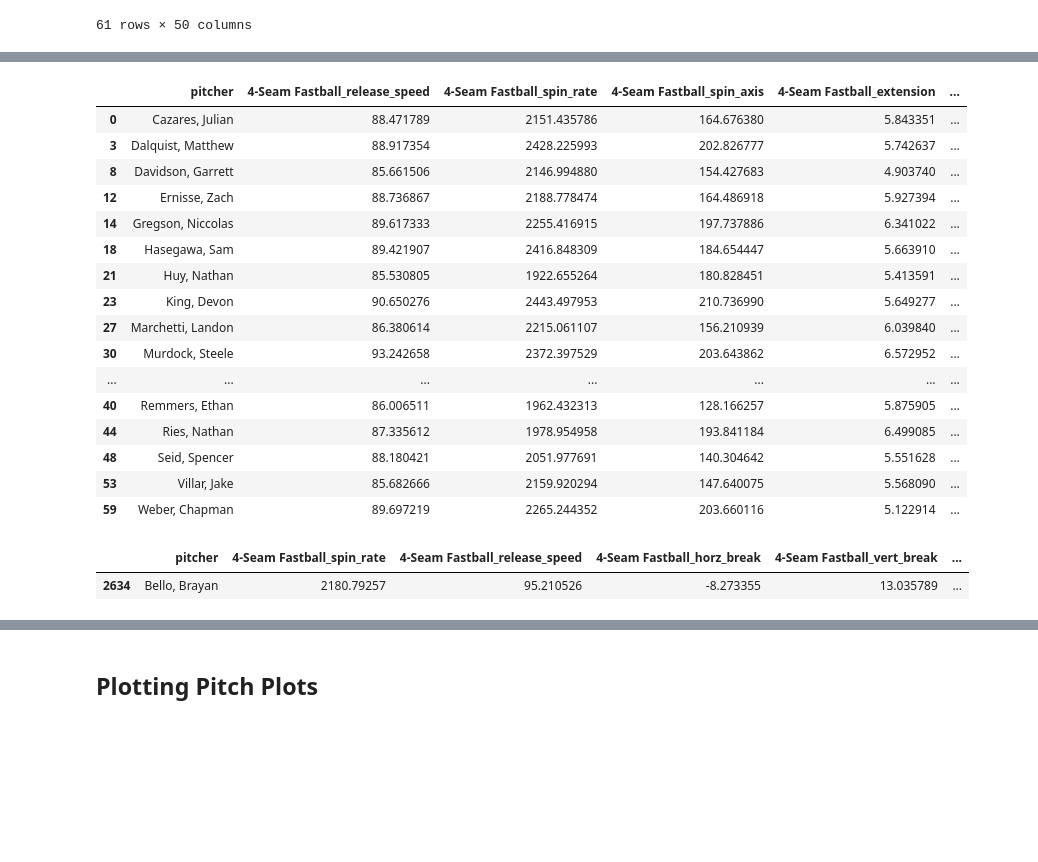
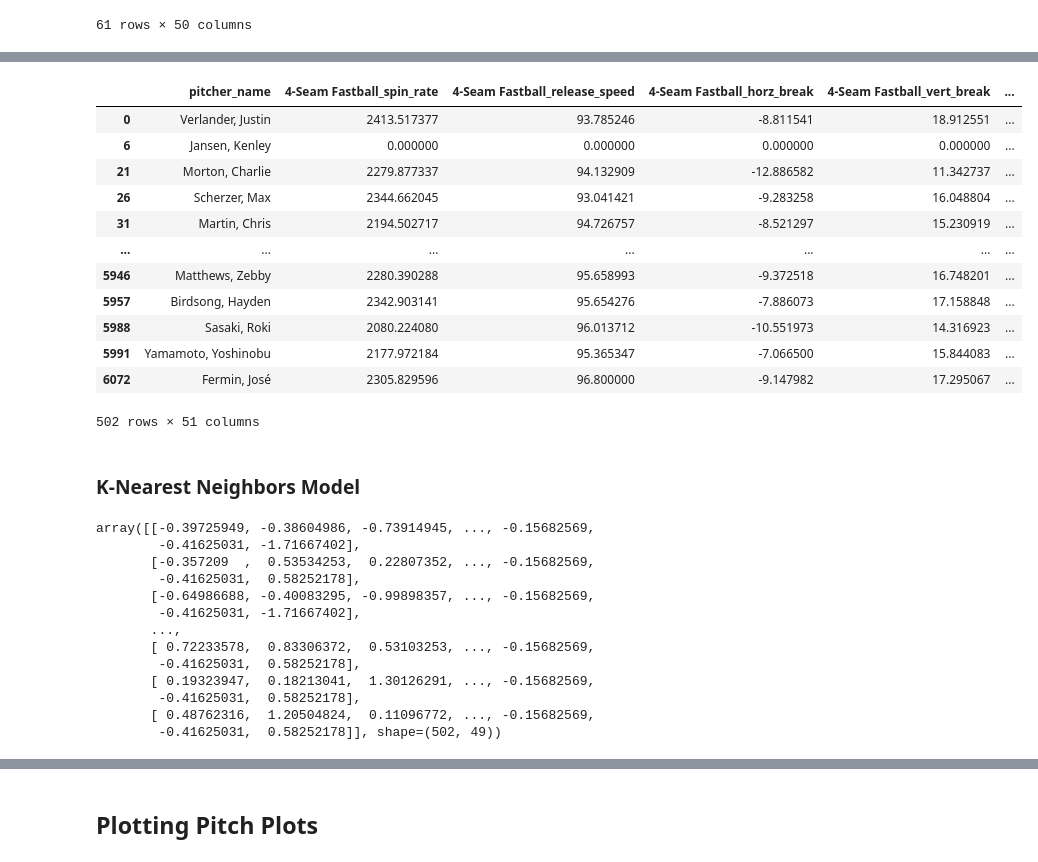
Before and after one commit to jackkalsched/UCSD_Baseball_25, a Jupyter notebook: Pitching/mlb arsenal comparisons/big_league_comparison.ipynb, the cells around one changed output, grey strips where cells are left out. Cells and saved outputs as stored; diff of their text form; code cells hidden in the pictures; blank space fills up the shorter version.

Commit message:
fixed some errors, consolidated mlb comparison

```diff
--- a/Pitching/mlb arsenal comparisons/big_league_comparison.ipynb
+++ b/Pitching/mlb arsenal comparisons/big_league_comparison.ipynb
@@ -28,14 +28,12 @@ warnings.filterwarnings("ignore")
 # Loading in the Data
 # %%
 ## the code below to run the data takes like 5 1/2 min to run but we get 4 years worth of data
-start_date = '2022-03-01'
-end_date = formatted_date
+start_date = '2024-03-01'
+end_date = '2025-08-01'
 
-## gets rid of 08/18/24 --> it's coming as an error on my end for some reason
-statcast_data_p1 = pyb.statcast(start_date, '2024-08-17')
-statcast_data_p2 = pyb.statcast('2024-08-19', end_date)
+statcast_data = pyb.statcast(start_date, end_date)
 
-statcast_data = pd.concat([statcast_data_p1, statcast_data_p2]).sort_values(by='game_date').reset_index(drop=True)
+statcast_data = statcast_data.sort_values(by='game_date').reset_index(drop=True)
 statcast_data = statcast_data[~statcast_data['pitch_type'].isna()].sort_values(by='game_date').reset_index(drop=True) ## gets rid of the null pitches
 statcast_data.head()
 # %% [output]
@@ -177,5 +163,6 @@ for pt in pitch_type:
 # Step 4: create DataFrame
 vectors_df = pd.DataFrame(final_vectors, columns=column_names)
 vectors_df.insert(0, 'pitcher', pitcher_names)
-vectors_df
+vectors_df = vectors_df.rename(columns = {'pitcher': 'pitcher_name'})
+display(vectors_df)
 # %% [output]
@@ -195,6 +182,6 @@ vectors_df
 # %%
 # Add handedness
-mlb_vectors_withhand = vectors_df.merge(mlb_pitchers, left_on = 'pitcher', right_on = 'pitcher_name', how = 'left')
-mlb_vectors_withhand = mlb_vectors_withhand.drop(columns = ['pitcher_name', 'pitch_name', 'spin_rate', 'release_speed',	'horz_break', 'vert_break', 'extension', 'spin_axis'])
+mlb_vectors_withhand = vectors_df.merge(mlb_pitchers, on = ['pitcher_name'], how = 'left')
+mlb_vectors_withhand = mlb_vectors_withhand.drop(columns = ['pitcher', 'pitch_name', 'spin_rate', 'release_speed',	'horz_break', 'vert_break', 'extension', 'spin_axis'])
 mlb_vectors_withhand
 # %% [output]
@@ -390,40 +369,34 @@ mlb_vectors_withhand
 # %%
 # Encode handedness for KNN model (Left = 0, Right = 1)
 def encode_handedness(row):
 
     if (row['handedness'] == 'R') | (row['handedness'] == 'Right'):
         row['handedness'] = 1
     if (row['handedness'] == 'L') | (row['handedness'] == 'Left'):
         row['handedness'] = 0
 
     return row
 
-mlb_vectors_withhand = mlb_vectors_withhand.apply(encode_handedness, axis = 1).copy().drop_duplicates(subset = 'pitcher')
+mlb_vectors_withhand = mlb_vectors_withhand.apply(encode_handedness, axis = 1).copy().drop_duplicates(subset = 'pitcher_name')
+mlb_vectors_withhand = mlb_vectors_withhand[mlb_vectors_withhand['count_pitch'] > 200]
 ucsd_vectors_withhand = ucsd_vectors_withhand.apply(encode_handedness, axis = 1).copy().drop_duplicates(subset = 'pitcher')
-display(ucsd_vectors_withhand)
-
-#Spoiler, steele is compared to bello
-display(mlb_vectors_withhand[mlb_vectors_withhand['pitcher'] == 'Bello, Brayan'])
+display(mlb_vectors_withhand)
 # %% [output]
-|  | pitcher | 4-Seam Fastball_release_speed | 4-Seam Fastball_spin_rate | 4-Seam Fastball_spin_axis | 4-Seam Fastball_extension | ... |
-| 0 | Cazares, Julian | 88.471789 | 2151.435786 | 164.676380 | 5.843351 | ... |
-| 3 | Dalquist, Matthew | 88.917354 | 2428.225993 | 202.826777 | 5.742637 | ... |
-| 8 | Davidson, Garrett | 85.661506 | 2146.994880 | 154.427683 | 4.903740 | ... |
-| 12 | Ernisse, Zach | 88.736867 | 2188.778474 | 164.486918 | 5.927394 | ... |
-| 14 | Gregson, Niccolas | 89.617333 | 2255.416915 | 197.737886 | 6.341022 | ... |
-| 18 | Hasegawa, Sam | 89.421907 | 2416.848309 | 184.654447 | 5.663910 | ... |
-| 21 | Huy, Nathan | 85.530805 | 1922.655264 | 180.828451 | 5.413591 | ... |
-| 23 | King, Devon | 90.650276 | 2443.497953 | 210.736990 | 5.649277 | ... |
-| 27 | Marchetti, Landon | 86.380614 | 2215.061107 | 156.210939 | 6.039840 | ... |
-| 30 | Murdock, Steele | 93.242658 | 2372.397529 | 203.643862 | 6.572952 | ... |
+|  | pitcher_name | 4-Seam Fastball_spin_rate | 4-Seam Fastball_release_speed | 4-Seam Fastball_horz_break | 4-Seam Fastball_vert_break | ... |
+| 0 | Verlander, Justin | 2413.517377 | 93.785246 | -8.811541 | 18.912551 | ... |
+| 6 | Jansen, Kenley | 0.000000 | 0.000000 | 0.000000 | 0.000000 | ... |
+| 21 | Morton, Charlie | 2279.877337 | 94.132909 | -12.886582 | 11.342737 | ... |
+| 26 | Scherzer, Max | 2344.662045 | 93.041421 | -9.283258 | 16.048804 | ... |
+| 31 | Martin, Chris | 2194.502717 | 94.726757 | -8.521297 | 15.230919 | ... |
 | ... | ... | ... | ... | ... | ... | ... |
-| 40 | Remmers, Ethan | 86.006511 | 1962.432313 | 128.166257 | 5.875905 | ... |
-| 44 | Ries, Nathan | 87.335612 | 1978.954958 | 193.841184 | 6.499085 | ... |
-| 48 | Seid, Spencer | 88.180421 | 2051.977691 | 140.304642 | 5.551628 | ... |
-| 53 | Villar, Jake | 85.682666 | 2159.920294 | 147.640075 | 5.568090 | ... |
-| 59 | Weber, Chapman | 89.697219 | 2265.244352 | 203.660116 | 5.122914 | ... |
+| 5946 | Matthews, Zebby | 2280.390288 | 95.658993 | -9.372518 | 16.748201 | ... |
+| 5957 | Birdsong, Hayden | 2342.903141 | 95.654276 | -7.886073 | 17.158848 | ... |
+| 5988 | Sasaki, Roki | 2080.224080 | 96.013712 | -10.551973 | 14.316923 | ... |
+| 5991 | Yamamoto, Yoshinobu | 2177.972184 | 95.365347 | -7.066500 | 15.844083 | ... |
+| 6072 | Fermin, José | 2305.829596 | 96.800000 | -9.147982 | 17.295067 | ... |
-|  | pitcher | 4-Seam Fastball_spin_rate | 4-Seam Fastball_release_speed | 4-Seam Fastball_horz_break | 4-Seam Fastball_vert_break | ... |
-| 2634 | Bello, Brayan | 2180.79257 | 95.210526 | -8.273355 | 13.035789 | ... |
+502 rows × 51 columns
+# %% [markdown]
+### K-Nearest Neighbors Model
 # %%
 from sklearn.preprocessing import StandardScaler
 
@@ -436,6 +408,22 @@ x_all_scaled = scaler.fit_transform(x_all)
 
 x_mlb_scaled = x_all_scaled[:len(x_mlb)]
 x_ucsd_scaled = x_all_scaled[len(x_mlb):]
+# %%
+display(x_mlb_scaled)
+# %% [output]
+array([[-0.39725949, -0.38604986, -0.73914945, ..., -0.15682569,
+        -0.41625031, -1.71667402],
+       [-0.357209  ,  0.53534253,  0.22807352, ..., -0.15682569,
+        -0.41625031,  0.58252178],
+       [-0.64986688, -0.40083295, -0.99898357, ..., -0.15682569,
+        -0.41625031, -1.71667402],
+       ...,
+       [ 0.72233578,  0.83306372,  0.53103253, ..., -0.15682569,
+        -0.41625031,  0.58252178],
+       [ 0.19323947,  0.18213041,  1.30126291, ..., -0.15682569,
+        -0.41625031,  0.58252178],
+       [ 0.48762316,  1.20504824,  0.11096772, ..., -0.15682569,
+        -0.41625031,  0.58252178]], shape=(502, 49))
 # %%
 from sklearn.neighbors import NearestNeighbors
 
```
Also changed, not shown: parts of 20 cells of this notebook.
